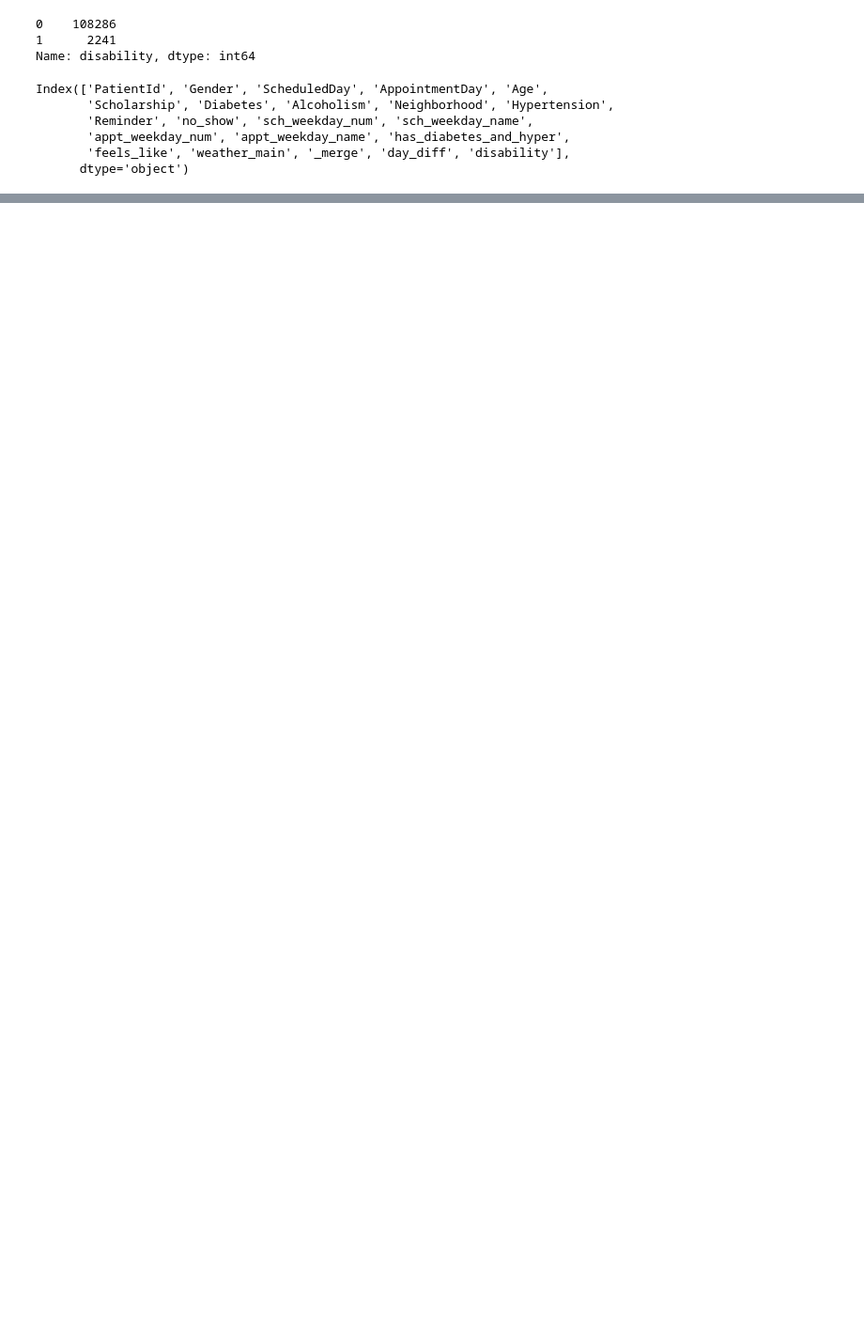
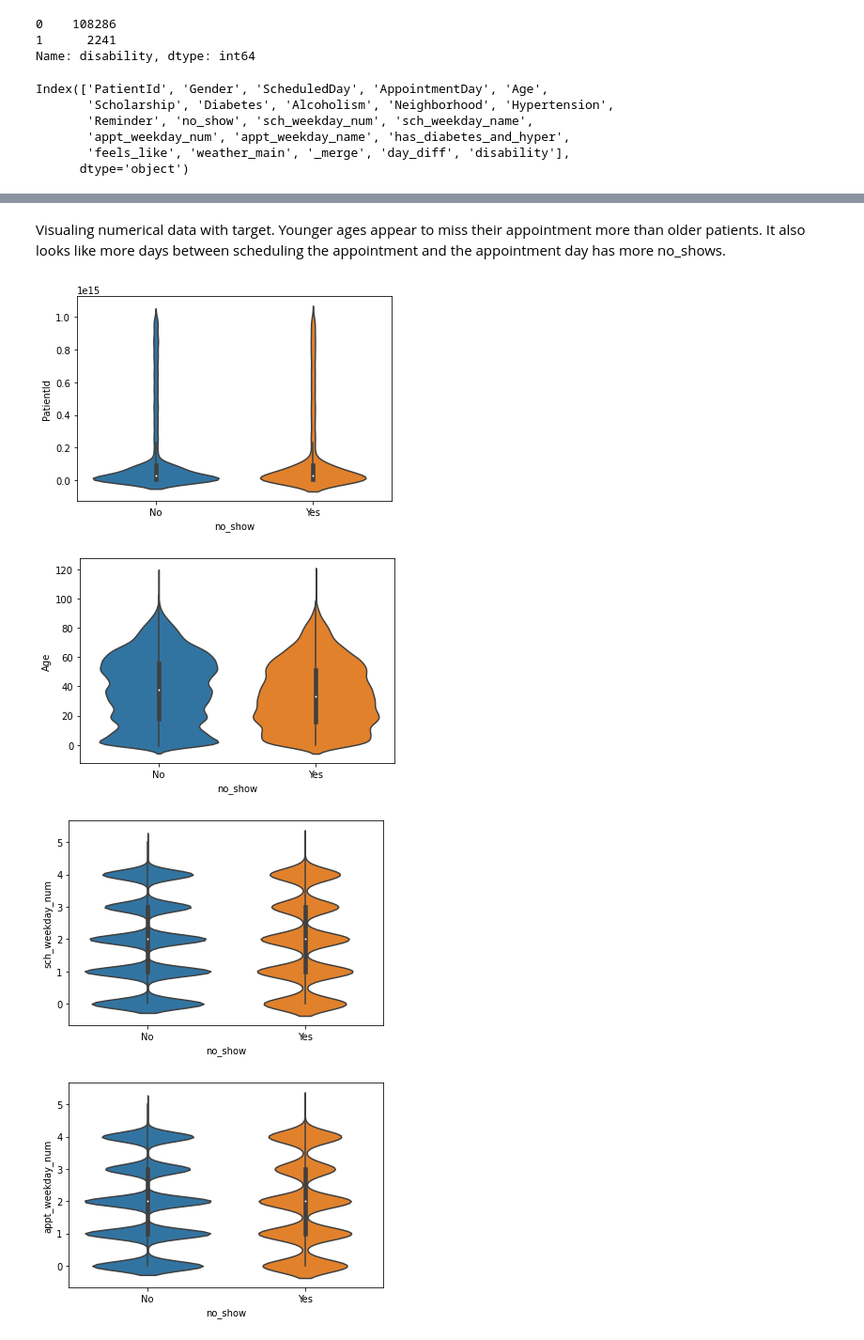
Before and after one commit to mgalaviz1/my_work, a Jupyter notebook: capstone2/predicting_no_shows.ipynb, the cells around one changed output, grey strips where cells are left out. Shown: that part at 94% size. Cells and saved outputs as stored; diff of their text form; code cells hidden in the pictures; blank space fills up the shorter version.

```diff
--- a/capstone2/predicting_no_shows.ipynb
+++ b/capstone2/predicting_no_shows.ipynb
@@ -684,6 +682,6 @@ Index(['PatientId', 'Gender', 'ScheduledDay', 'AppointmentDay', 'Age',
 bin_cols = ['Gender','Scholarship', 'Diabetes', 'Alcoholism','Hypertension', 'Reminder', 'has_diabetes_and_hyper',
             'disability']
 
-num_cols = ['PatientId', 'ScheduledDay', 'AppointmentDay', 'Age', 'Neighborhood', 'Reminder', 'sch_weekday_num',
-            'sch_weekday_name', 'appt_weekday_num', 'appt_weekday_name', 'feels_like', 'weather_main', 'day_diff',
-            'no_show' ]
+cat_cols = ['Neighborhood', 'weather_main', 'sch_weekday_name', 'appt_weekday_name']
+
+num_cols = ['PatientId', 'Age', 'sch_weekday_num', 'appt_weekday_num', 'feels_like', 'day_diff']
@@ -697,0 +728,13 @@ df_merge.PatientId.value_counts()
+# %% [markdown]
+Visualing numerical data with target. Younger ages appear to miss their appointment more than older patients. It also looks like more days between scheduling the appointment and the appointment day has more no_shows.
+# %%
+num_col = num_cols[0]
+
+for num_col in num_cols:
+    sns.violinplot(x=df_merge["no_show"], y=df_merge[num_col])
+    plt.show()
+# %% [output]
+[figure, added]
+[figure, added]
+[figure, added]
+[figure, added]
```
Also changed, not shown: parts of 11 cells of this notebook.
